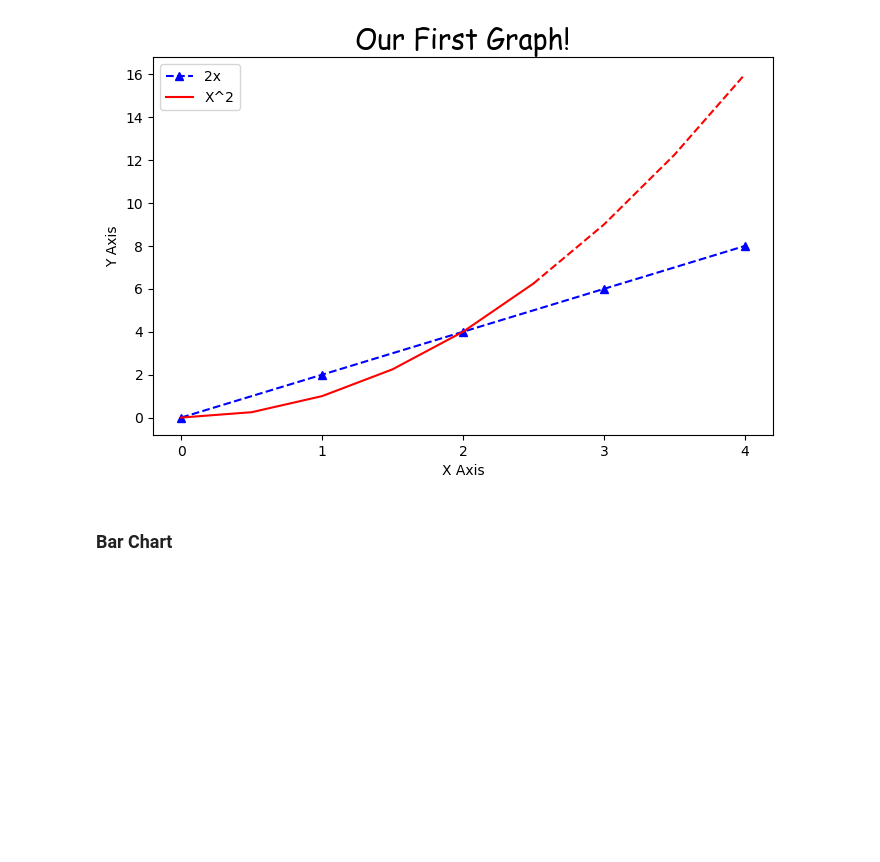
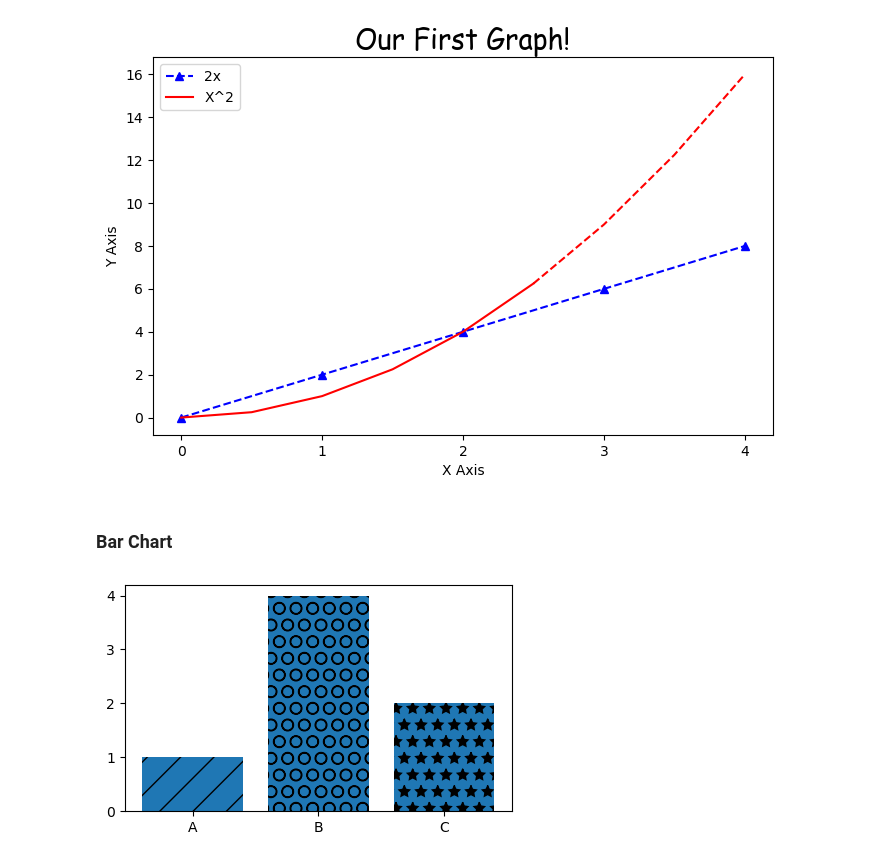
Before and after one commit to achmegantara/Data-visualization-intro, a Jupyter notebook: Intro data visualization.ipynb, the cells around one changed output. Saved outputs shown, nothing was run; the diff lists cells and outputs as text; code cells hidden in the pictures; blank space fills up the shorter version.

```diff
--- a/Intro data visualization.ipynb
+++ b/Intro data visualization.ipynb
@@ -56,11 +56,20 @@ plt.show()
 # %%
 labels = ['A', 'B', 'C']
 values = [1,4,2]
 
 plt.figure(figsize=(5,3), dpi=100)
 
 bars = plt.bar(labels, values)
 
-patterns =
+patterns = ['/', 'O', '*']
+for bar in bars:
+    bar.set_hatch(patterns.pop(0))
+
+#save the fig
+#plt.savefig('barchart.png', dpi=300)
+
+plt.show()
+# %% [output]
+[figure, added]
 # %%
 #### src = https://www.youtube.com/watch?v=DAQNHzOcO5A&t=681s&ab_channel=KeithGalli
```
